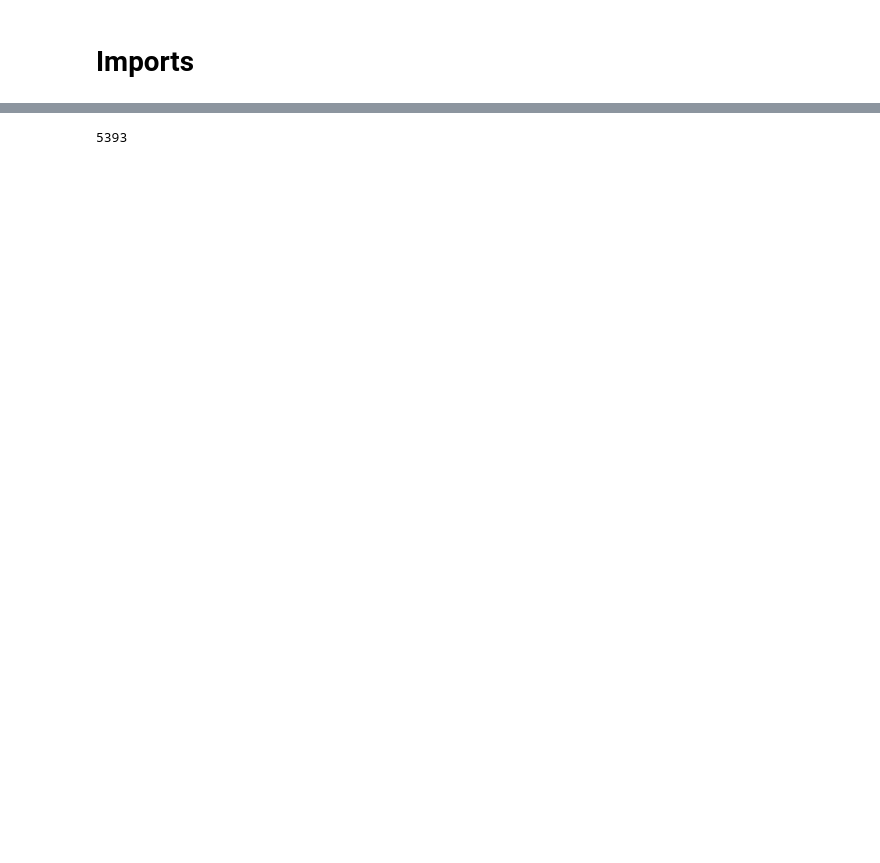
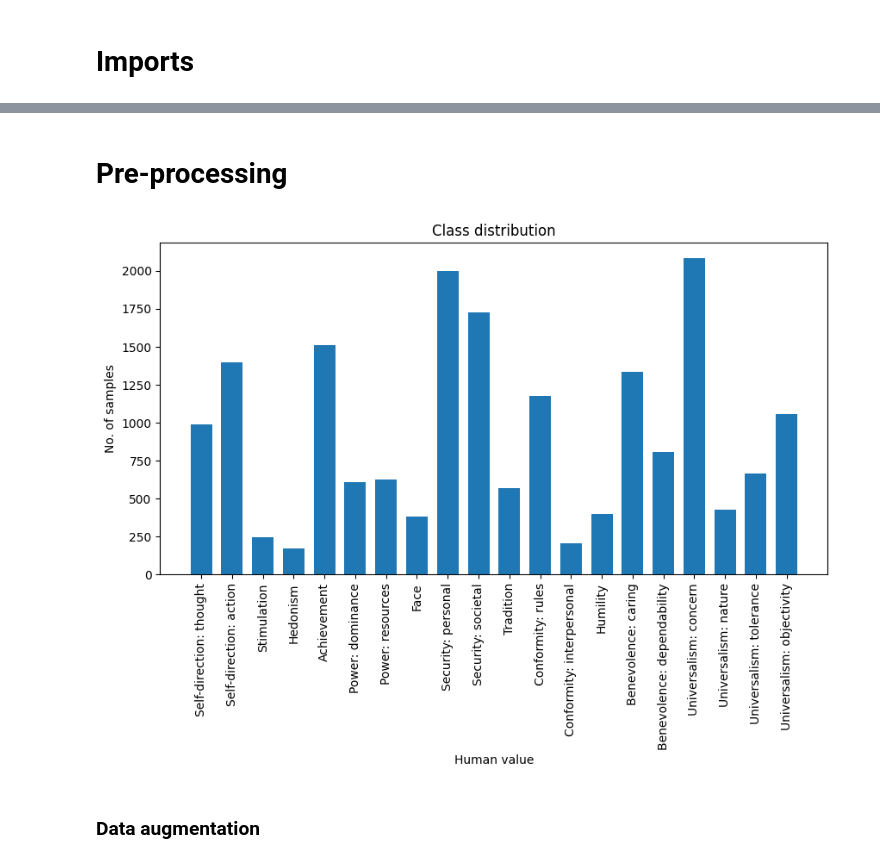
Before and after one commit to Lisa-dk/LTP, a Jupyter notebook: notebook.ipynb, the cells around one changed output, grey strips where cells are left out. Cells and saved outputs as stored; diff of their text form; code cells hidden in the pictures; blank space fills up the shorter version.

```diff
--- a/notebook.ipynb
+++ b/notebook.ipynb
@@ -49,0 +11,4 @@ DatasetDict({
+# %%
+data = datasets.load_dataset('webis/Touche23-ValueEval')
+label_values = ["Self-direction: thought", "Self-direction: action", "Stimulation", "Hedonism", "Achievement", "Power: dominance", "Power: resources", "Face", "Security: personal", "Security: societal", "Tradition", "Conformity: rules", "Conformity: interpersonal", "Humility", "Benevolence: caring", "Benevolence: dependability", "Universalism: concern", "Universalism: nature", "Universalism: tolerance", "Universalism: objectivity"]
+data["training"].to_pandas().head()
@@ -50,10 +24,25 @@ DatasetDict({
+# %% [markdown]
+# Pre-processing
 # %%
 def labels_to_list(labels_string):
-    return [int(label) for label in labels_string[1:-1].split(',')]
+    return np.array([int(label) for label in labels_string[1:-1].split(',')])
 
 data_train = data['training'].to_pandas()
 data_train['Labels'] = data_train['Labels'].map(lambda x: labels_to_list(x))
-
-print(len(data_train))
-# %% [output]
-5393
+# %%
+data_counts = data_train['Labels'].sum(axis=0)
+fig = plt.figure(figsize = (10, 5))
+
+# creating the bar plot
+plt.bar(label_values, data_counts,
+        width = 0.7)
+
+plt.xlabel("Human value")
+plt.xticks(rotation='vertical')
+plt.ylabel("No. of samples")
+plt.title("Class distribution")
+plt.show()
+# %% [output]
+[figure, added]
+# %% [markdown]
+### Data augmentation
```
Also changed, not shown: parts of 7 cells of this notebook, 1 other file.
